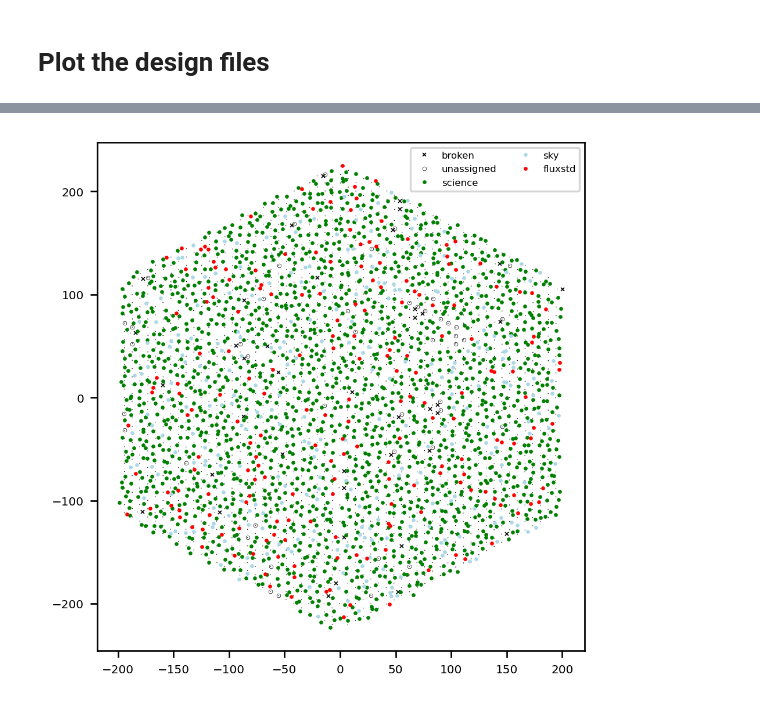
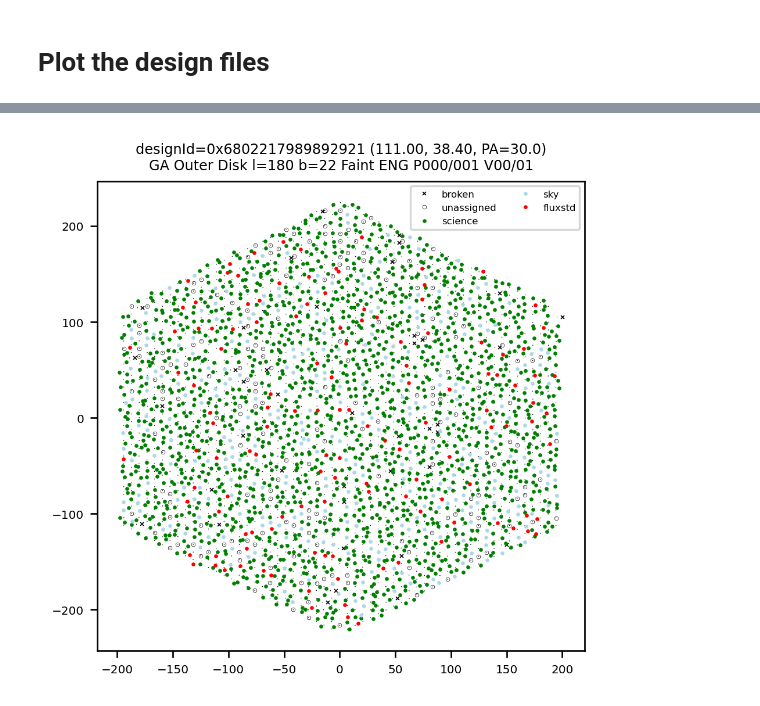
Before and after one commit to Subaru-PFS-GA/ga_targeting, a Jupyter notebook: python/pfs/ga/targeting/scripts/netflow/notebooks/design.ipynb, the cells around one changed output, grey strips where cells are left out. Cells and saved outputs as stored; diff of their text form; code cells hidden in the pictures.

Commit message:
Updated design eval notebooks.

```diff
--- a/python/pfs/ga/targeting/scripts/netflow/notebooks/design.ipynb
+++ b/python/pfs/ga/targeting/scripts/netflow/notebooks/design.ipynb
@@ -1,7 +1,7 @@
 # %%
 DEBUG = False
-CONFIG_FILE = '/datascope/subaru/data/targeting/dSph/bootes_ENG/netflow/bootes_ENG_003/ga-netflow_20250122053207.config'
-OUTPUT_PATH = '/datascope/subaru/data/targeting/dSph/bootes_ENG/netflow/bootes_ENG_003'
+CONFIG_FILE = '/datascope/subaru/data/targeting/MW/outerdisk_l180_b22_ENG/netflow/outerdisk_l180_b22_faint_004/ga-netflow_20250123033847.cmd'
+OUTPUT_PATH = '/datascope/subaru/data/targeting/MW/outerdisk_l180_b22_ENG/netflow/outerdisk_l180_b22_faint_004/'
 # %% [markdown]
 # Plot the design files
 # %%
@@ -68,35 +76,40 @@ for pfsDesignId, design in designs.items():
 # %%
 for pfsDesignId, design in designs.items():
         f, ax = plt.subplots(1, 1, figsize=(4, 4), dpi=240)
-
-        # Cobra centers
-        ax.scatter(pfi.bench.cobras.centers.real, pfi.bench.cobras.centers.imag,
-                   s=0.2, color='black', edgecolors='none')
 
         # Broken cobras or fibers
         mask = (design.fiberStatus != FiberStatus.GOOD)
         ax.plot(design.pfiNominal[mask][..., 0], design.pfiNominal[mask][..., 1], 'x', ms=2, label='broken',
                 color='black', markeredgewidth=0.5)
 
         # Unassigned good cobras
         mask = (design.fiberStatus == FiberStatus.GOOD) & (design.targetType == TargetType.UNASSIGNED)
         ax.plot(design.pfiNominal[mask][..., 0], design.pfiNominal[mask][..., 1], 'o', ms=2, label='unassigned',
                 markerfacecolor='none', markeredgecolor='black', markeredgewidth=0.2)
 
         # Good science targets
         mask = (design.fiberStatus == FiberStatus.GOOD) & (design.targetType == TargetType.SCIENCE)
         ax.plot(design.pfiNominal[mask][..., 0], design.pfiNominal[mask][..., 1], 'o', ms=1, label='science', color='green')
 
         # Good sky fibers
         mask = (design.fiberStatus == FiberStatus.GOOD) & (design.targetType == TargetType.SKY)
         ax.plot(design.pfiNominal[mask][..., 0], design.pfiNominal[mask][..., 1], 'o', ms=1, label='sky', color='lightblue')
 
         # Good flux standards
         mask = (design.fiberStatus == FiberStatus.GOOD) & (design.targetType == TargetType.FLUXSTD)
         ax.plot(design.pfiNominal[mask][..., 0], design.pfiNominal[mask][..., 1], 'o', ms=1, label='fluxstd', color='red')
 
+        # Cobra centers
+        ax.scatter(pfi.bench.cobras.centers.real, pfi.bench.cobras.centers.imag,
+                   s=0.2, color='black', edgecolors='none')
+
+        ax.set_title(
+                f'designId=0x{pfsDesignId:016x} ({design.raBoresight:0.02f}, {design.decBoresight:0.02f}, PA={design.posAng:0.01f})\n'
+                f'{design.designName}')
+
         # Make legend horizontal
         ax.legend(loc='upper right', ncol=2, fontsize='small')
+
         f.tight_layout()
 # %% [output]
-[figure, old version]
+[figure, new version]
```
Also changed, not shown: parts of 10 cells of this notebook, 1 other file.
